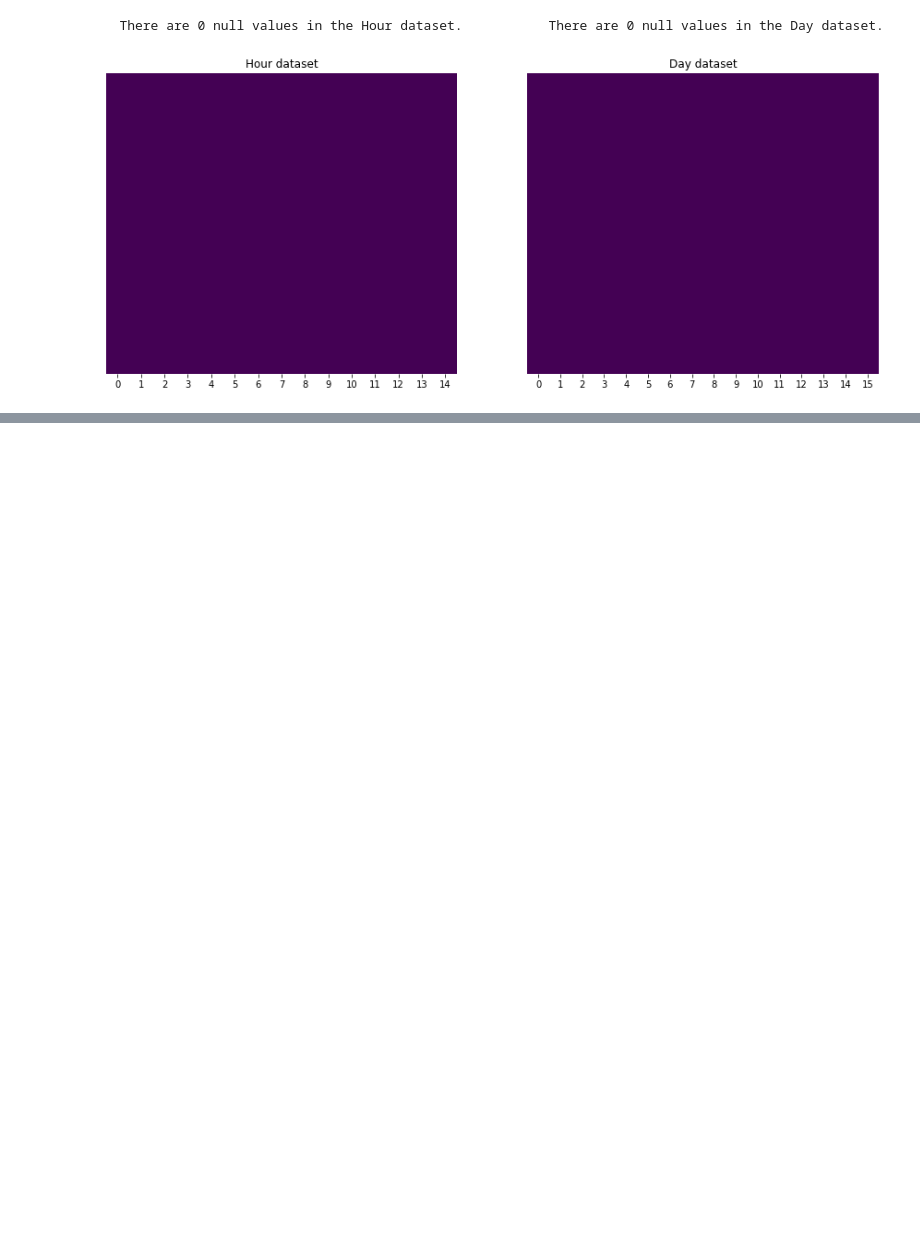
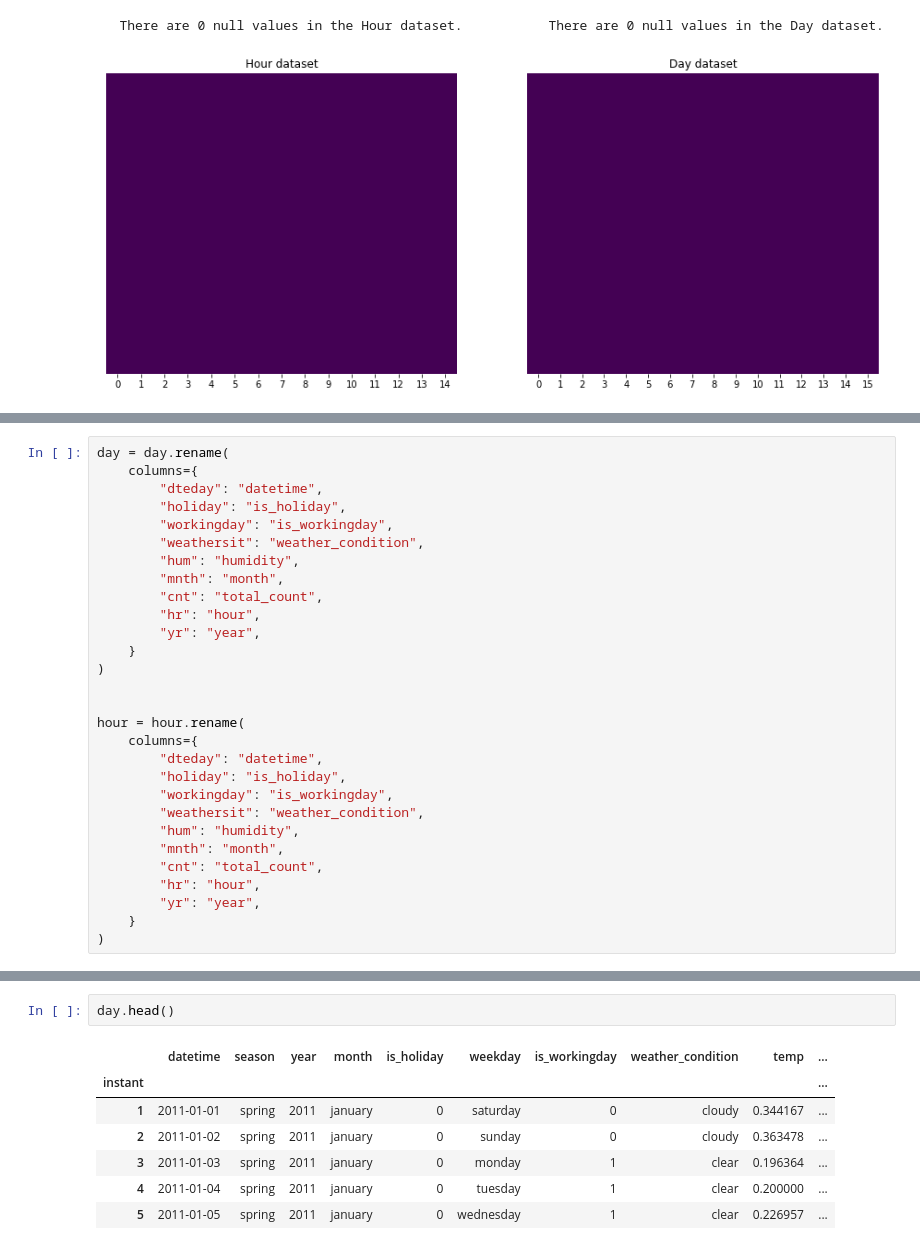
Before and after one commit to lhandal/bike_sharing_dask, a Jupyter notebook: Dask_Bike-Sharing_Leandro_Handal.ipynb, the cells around one changed output, grey strips where cells are left out. Drawn from its saved outputs; the diff is of its cells as text; blank space fills up the shorter version.

```diff
--- a/Dask_Bike-Sharing_Leandro_Handal.ipynb
+++ b/Dask_Bike-Sharing_Leandro_Handal.ipynb
@@ -123,0 +130,29 @@ print(
+# %%
+day = day.rename(
+    columns={
+        "dteday": "datetime",
+        "holiday": "is_holiday",
+        "workingday": "is_workingday",
+        "weathersit": "weather_condition",
+        "hum": "humidity",
+        "mnth": "month",
+        "cnt": "total_count",
+        "hr": "hour",
+        "yr": "year",
+    }
+)
+
+
+hour = hour.rename(
+    columns={
+        "dteday": "datetime",
+        "holiday": "is_holiday",
+        "workingday": "is_workingday",
+        "weathersit": "weather_condition",
+        "hum": "humidity",
+        "mnth": "month",
+        "cnt": "total_count",
+        "hr": "hour",
+        "yr": "year",
+    }
+)
@@ -123,0 +257,10 @@ print(
+# %%
+day.head()
+# %% [output]
+|  | datetime | season | year | month | is_holiday | weekday | is_workingday | weather_condition | temp | ... |
+| instant |  |  |  |  |  |  |  |  |  | ... |
+| 1 | 2011-01-01 | spring | 2011 | january | 0 | saturday | 0 | cloudy | 0.344167 | ... |
+| 2 | 2011-01-02 | spring | 2011 | january | 0 | sunday | 0 | cloudy | 0.363478 | ... |
+| 3 | 2011-01-03 | spring | 2011 | january | 0 | monday | 1 | clear | 0.196364 | ... |
+| 4 | 2011-01-04 | spring | 2011 | january | 0 | tuesday | 1 | clear | 0.200000 | ... |
+| 5 | 2011-01-05 | spring | 2011 | january | 0 | wednesday | 1 | clear | 0.226957 | ... |
```
Also changed, not shown: parts of 7 cells of this notebook.
